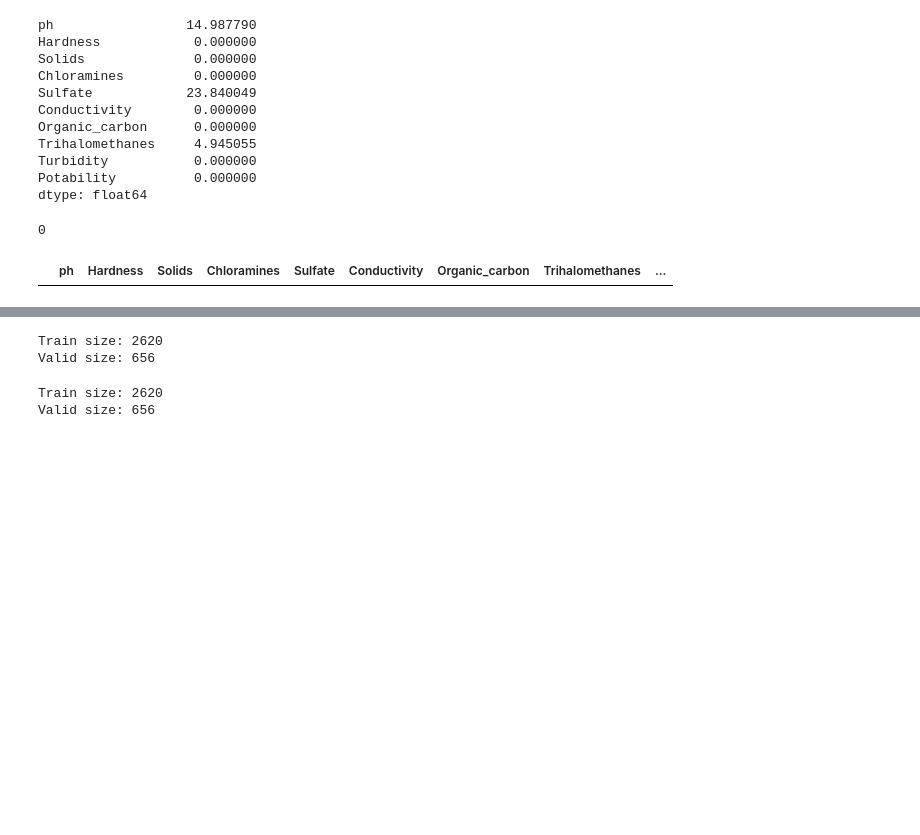
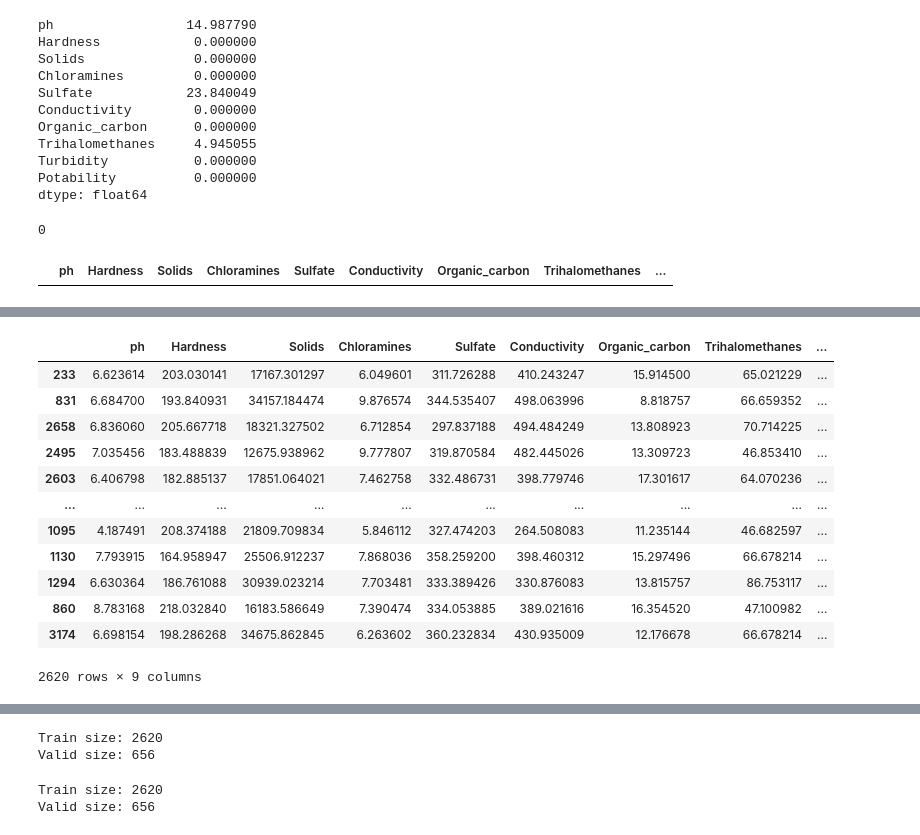
Before and after one commit to arkadijshmelev/for-study, a Jupyter notebook: val_data.ipynb, the cells around one changed output, grey strips where cells are left out. Drawn from its saved outputs; the diff is of its cells as text; code cells hidden in the pictures; blank space fills up the shorter version.

```diff
--- a/val_data.ipynb
+++ b/val_data.ipynb
@@ -76,2 +108,18 @@ y = water_data['Potability']
 # %%
 X_train, X_valid, y_train, y_valid = model_selection.train_test_split(X, y, test_size=.2, random_state=42)
+# %%
+X_train
+# %% [output]
+|  | ph | Hardness | Solids | Chloramines | Sulfate | Conductivity | Organic_carbon | Trihalomethanes | ... |
+| 233 | 6.623614 | 203.030141 | 17167.301297 | 6.049601 | 311.726288 | 410.243247 | 15.914500 | 65.021229 | ... |
+| 831 | 6.684700 | 193.840931 | 34157.184474 | 9.876574 | 344.535407 | 498.063996 | 8.818757 | 66.659352 | ... |
+| 2658 | 6.836060 | 205.667718 | 18321.327502 | 6.712854 | 297.837188 | 494.484249 | 13.808923 | 70.714225 | ... |
+| 2495 | 7.035456 | 183.488839 | 12675.938962 | 9.777807 | 319.870584 | 482.445026 | 13.309723 | 46.853410 | ... |
+| 2603 | 6.406798 | 182.885137 | 17851.064021 | 7.462758 | 332.486731 | 398.779746 | 17.301617 | 64.070236 | ... |
+| ... | ... | ... | ... | ... | ... | ... | ... | ... | ... |
+| 1095 | 4.187491 | 208.374188 | 21809.709834 | 5.846112 | 327.474203 | 264.508083 | 11.235144 | 46.682597 | ... |
+| 1130 | 7.793915 | 164.958947 | 25506.912237 | 7.868036 | 358.259200 | 398.460312 | 15.297496 | 66.678214 | ... |
+| 1294 | 6.630364 | 186.761088 | 30939.023214 | 7.703481 | 333.389426 | 330.876083 | 13.815757 | 86.753117 | ... |
+| 860 | 8.783168 | 218.032840 | 16183.586649 | 7.390474 | 334.053885 | 389.021616 | 16.354520 | 47.100982 | ... |
+| 3174 | 6.698154 | 198.286268 | 34675.862845 | 6.263602 | 360.232834 | 430.935009 | 12.176678 | 66.678214 | ... |
+2620 rows × 9 columns
```
Also changed, not shown: parts of 3 cells of this notebook, 3 other files.
